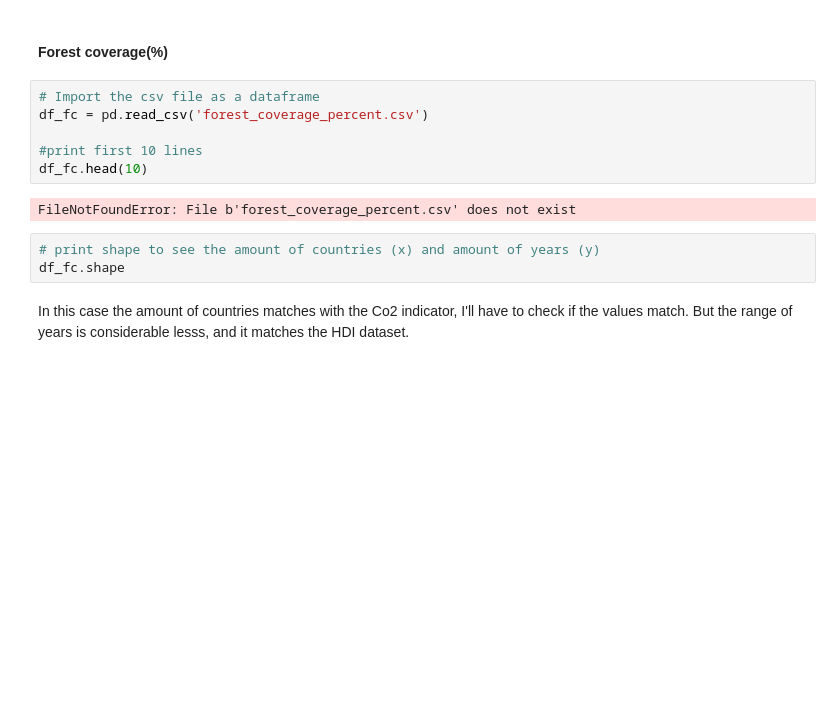
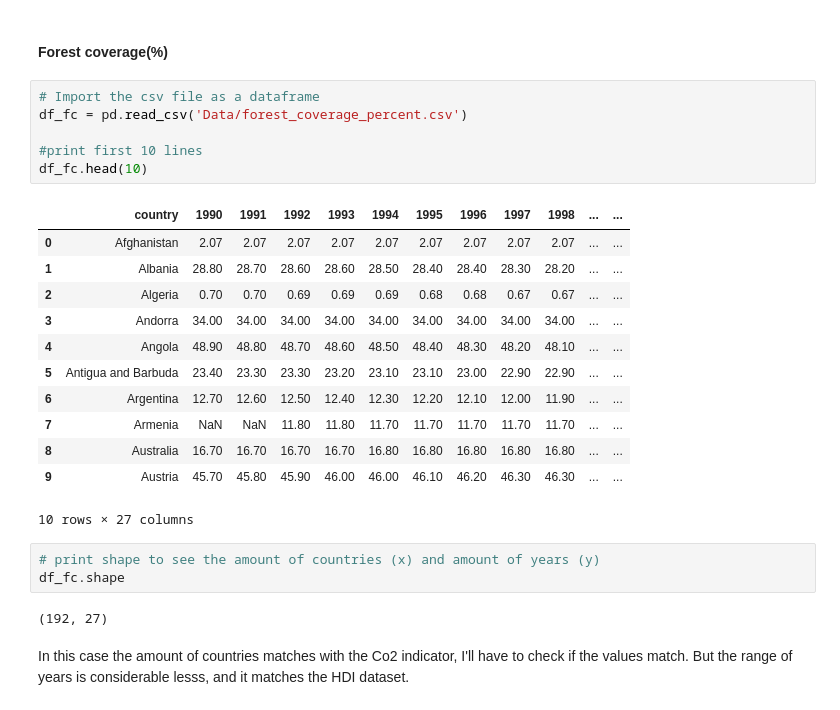
Before and after one commit to Victoriapm/co2_emissions_analysis, a Jupyter notebook: Part 2 - Investigate_Dataset/Investigate_a_Dataset.ipynb, the cells around one changed output. Cells and saved outputs as stored; diff of their text form; blank space fills up the shorter version.

```diff
--- a/Part 2 - Investigate_Dataset/Investigate_a_Dataset.ipynb
+++ b/Part 2 - Investigate_Dataset/Investigate_a_Dataset.ipynb
@@ -184,15 +184,28 @@ df_hdi.duplicated().sum()
 #### Forest coverage(%)
 # %%
 # Import the csv file as a dataframe
-df_fc = pd.read_csv('forest_coverage_percent.csv')
+df_fc = pd.read_csv('Data/forest_coverage_percent.csv')
 
 #print first 10 lines
 df_fc.head(10)
 # %% [output]
+|  | country | 1990 | 1991 | 1992 | 1993 | 1994 | 1995 | 1996 | 1997 | 1998 | ... | ... |
+| 0 | Afghanistan | 2.07 | 2.07 | 2.07 | 2.07 | 2.07 | 2.07 | 2.07 | 2.07 | 2.07 | ... | ... |
+| 1 | Albania | 28.80 | 28.70 | 28.60 | 28.60 | 28.50 | 28.40 | 28.40 | 28.30 | 28.20 | ... | ... |
+| 2 | Algeria | 0.70 | 0.70 | 0.69 | 0.69 | 0.69 | 0.68 | 0.68 | 0.67 | 0.67 | ... | ... |
+| 3 | Andorra | 34.00 | 34.00 | 34.00 | 34.00 | 34.00 | 34.00 | 34.00 | 34.00 | 34.00 | ... | ... |
+| 4 | Angola | 48.90 | 48.80 | 48.70 | 48.60 | 48.50 | 48.40 | 48.30 | 48.20 | 48.10 | ... | ... |
+| 5 | Antigua and Barbuda | 23.40 | 23.30 | 23.30 | 23.20 | 23.10 | 23.10 | 23.00 | 22.90 | 22.90 | ... | ... |
+| 6 | Argentina | 12.70 | 12.60 | 12.50 | 12.40 | 12.30 | 12.20 | 12.10 | 12.00 | 11.90 | ... | ... |
+| 7 | Armenia | NaN | NaN | 11.80 | 11.80 | 11.70 | 11.70 | 11.70 | 11.70 | 11.70 | ... | ... |
+| 8 | Australia | 16.70 | 16.70 | 16.70 | 16.70 | 16.80 | 16.80 | 16.80 | 16.80 | 16.80 | ... | ... |
+| 9 | Austria | 45.70 | 45.80 | 45.90 | 46.00 | 46.00 | 46.10 | 46.20 | 46.30 | 46.30 | ... | ... |
-FileNotFoundError: File b'forest_coverage_percent.csv' does not exist
+10 rows × 27 columns
 # %%
 # print shape to see the amount of countries (x) and amount of years (y)
 df_fc.shape
+# %% [output]
+(192, 27)
 # %% [markdown]
 In this case the amount of countries matches with the Co2 indicator, I'll have to check if the values match. But the range of years is considerable lesss, and it matches the HDI dataset.
 # %%
```
Also changed, not shown: parts of 60 cells of this notebook.
